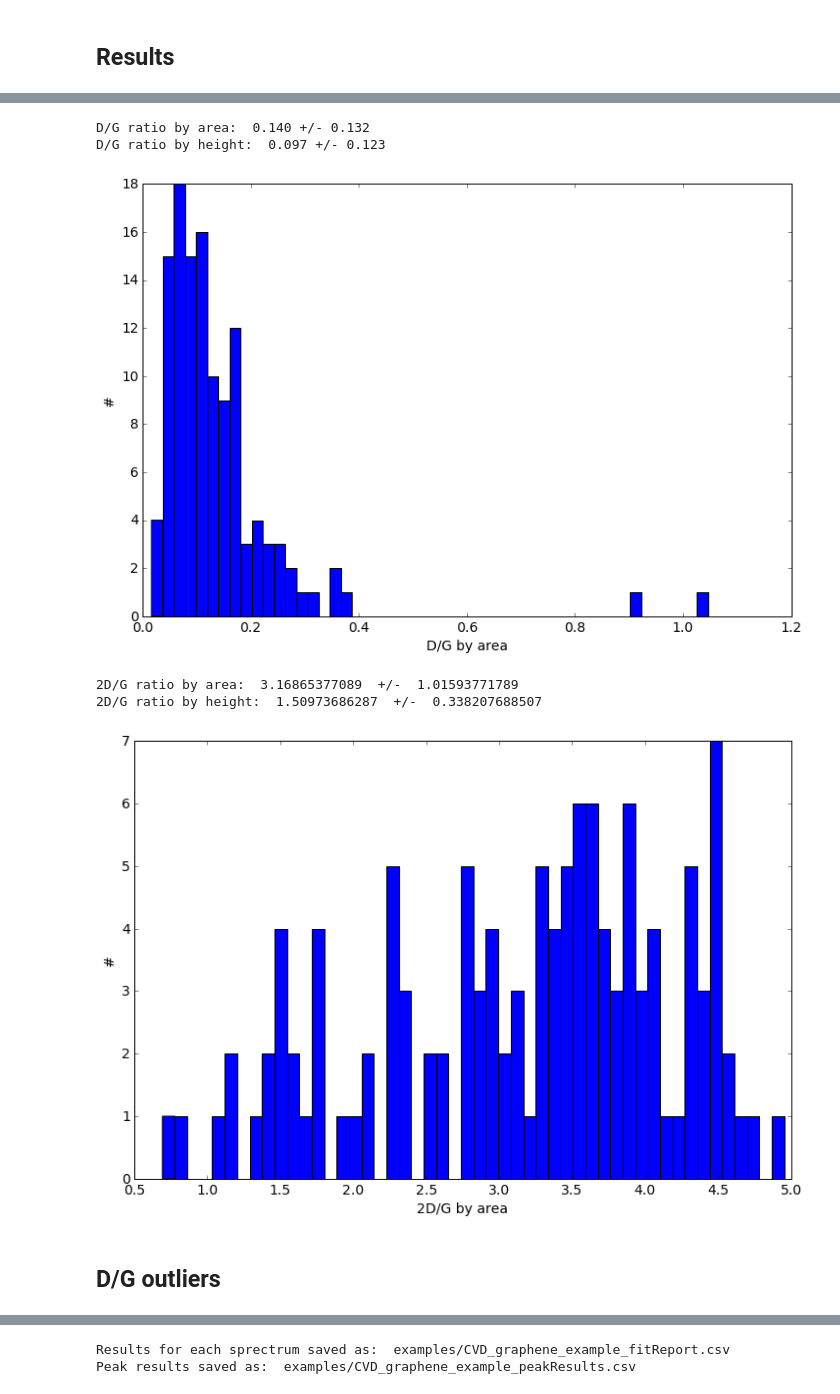
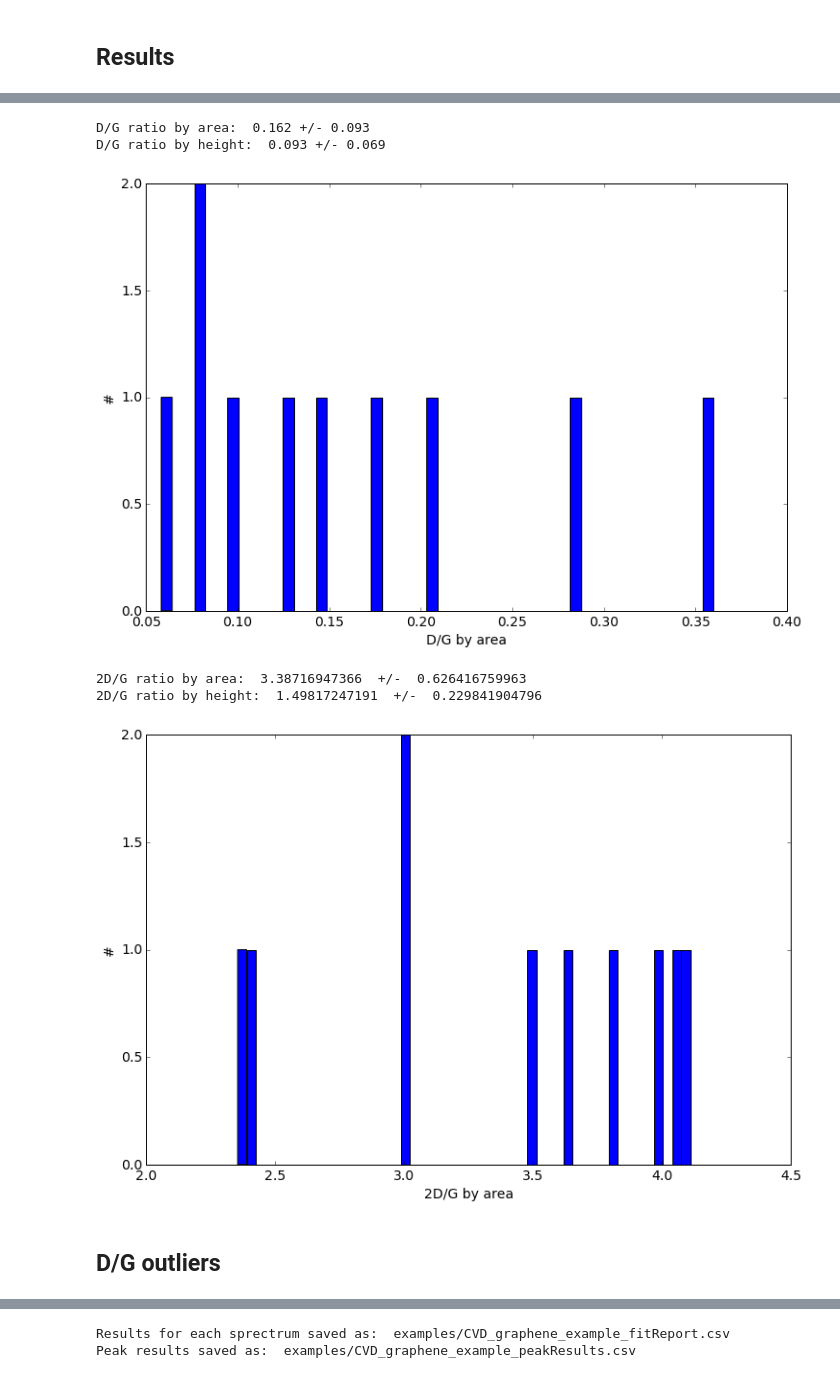
Before and after one commit to graphenestandards/raman, a Jupyter notebook: DtoG-2Dsymmetry.ipynb, the cells around one changed output, grey strips where cells are left out. Drawn from its saved outputs; the diff is of its cells as text; code cells hidden in the pictures.

```diff
--- a/DtoG-2Dsymmetry.ipynb
+++ b/DtoG-2Dsymmetry.ipynb
@@ -128,8 +129,10 @@ TASK = {
     'y_column': 3, #raman intensity
 
     #Axis labels for plotting
-    'xlabel': 'Raman shift (cm-1)',
-    'ylabel': 'Intensity (arb. units)',
+    'xlabel': 'Raman shift',
+    'xunit': 'cm^{-1}',
+    'ylabel': 'Intensity',
+    'yunit': 'counts',
 
     #Set to the order of polynomial for baseline subtraction, 0 for no baseline
     #Maxium allowed value is 7
@@ -137,7 +140,7 @@ TASK = {
     'baselineOrder': 6,
 
     #Minimum signal-to-noise ratio, if 0 all speactra are used
-    'snr': 10,
+    'snr': 100,
 
     #The minimum number of remaining spectra after signal-to-noise selection
     'minimumStatisctics': 100, #evaluation according to the standard must include 100 spectra
@@ -163,7 +166,7 @@ plt.rcParams.update({'font.size': 14})
 The datasets are read from a text file using TASK['filename'] with x and y columns defined in TASK['x_column'] and TASK['y_column'].
 # %%
 #we first read the data
-DATASET = Dataset(task=TASK, maxNumber=1000)
+DATASET = multipeak.Dataset(task=TASK, maxNumber=1000)
 # %% [output]
 Reading  examples/CVD_graphene_example.txt
 Data  examples/CVD_graphene_example.txt  read
@@ -224,7 +227,7 @@ DATASET.filterDatasetBySNR()
 Reads the peaks defined in TASK['peaks'] and builds and lmfit CompositeModel from them.
 # %%
 #finally we build and fit the model
-GRAPHENEMODEL = MultiPseudoVoigtModel(DATASET, weights=DATASET.weights['peaks'])
+GRAPHENEMODEL = multipeak.MultiPseudoVoigtModel(DATASET, weights=DATASET.weights['peaks'])
 # %% [markdown]
 ## 2D peak fitting
 
@@ -240,7 +243,7 @@ GRAPHENEMODEL.runFit()
 This obejest takes the standard fit results from lmfit and provides multi-peak, multi-spectra and graphene specific evaluations.
 # %%
 #build the graphene specific evaluations from the array of fit results
-RESULTS = GrapheneModelResults(GRAPHENEMODEL, DATASET)
+RESULTS = multipeak.GrapheneModelResults(GRAPHENEMODEL, DATASET)
 # %% [markdown]
 ## Results
 # %%
@@ -321,18 +324,18 @@ exampleFitNumber = 0
 #RESULTS.plotFit(exampleFitNumber)
 #print(GRAPHENEMODEL.fitResults[exampleFitNumber].fit_report())
 # %%
-printmd('## D/G ratio')
+multipeak.printmd('## D/G ratio')
 
-printmd('### D/G intervals')
+multipeak.printmd('### D/G intervals')
 RESULTS.printDtoGIntervals(0.2)
 RESULTS.printDtoGIntervals(0.5)
 RESULTS.printDtoGIntervals(0.8)
 RESULTS.printDtoGIntervals(1.0)
 
-printmd('## Peak ratios')
+multipeak.printmd('## Peak ratios')
 RESULTS.printPeakRatios(save=True)
 
-printmd('## D/G outliers')
+multipeak.printmd('## D/G outliers')
 RESULTS.plotDtoGOutliers(3, save=True)
 # %% [output]
 ## D/G ratio
@@ -344,8 +347,8 @@ D/G < 1.0): 99.17  %
 ## Peak ratios
-D/G ratio by area:  0.140 +/- 0.132
-D/G ratio by height:  0.097 +/- 0.123
+D/G ratio by area:  0.162 +/- 0.093
+D/G ratio by height:  0.093 +/- 0.069
-[figure, old version]
+[figure, new version]
-2D/G ratio by area:  3.16865377089  +/-  1.01593771789
-2D/G ratio by height:  1.50973686287  +/-  0.338207688507
+2D/G ratio by area:  3.38716947366  +/-  0.626416759963
+2D/G ratio by height:  1.49817247191  +/-  0.229841904796
-[figure, old version]
+[figure, new version]
 ## D/G outliers
```
Also changed, not shown: parts of 14 cells of this notebook, 3 other files.
